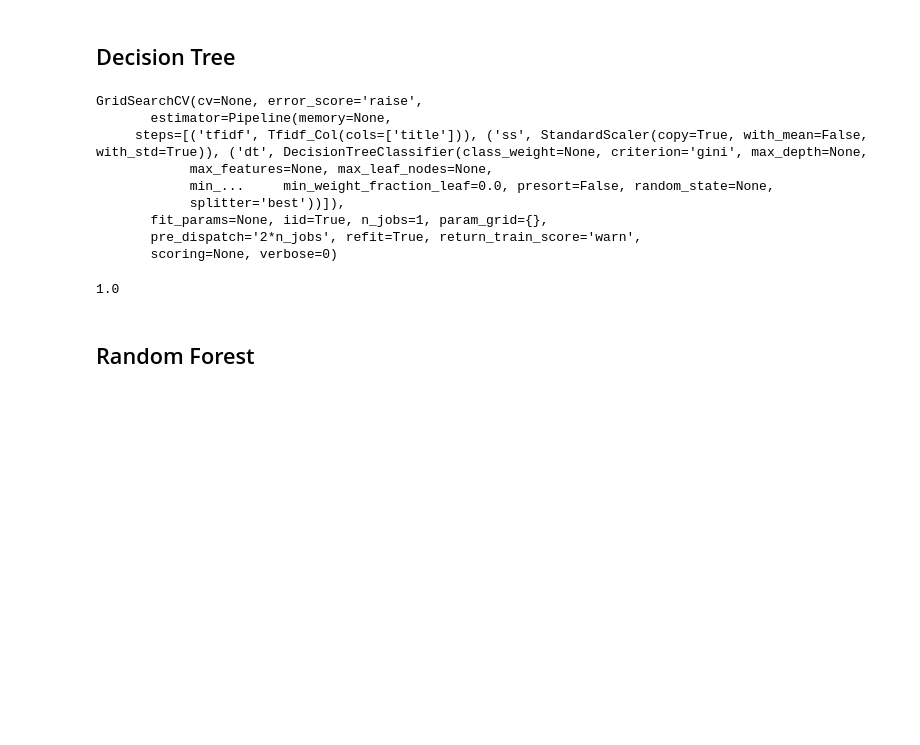
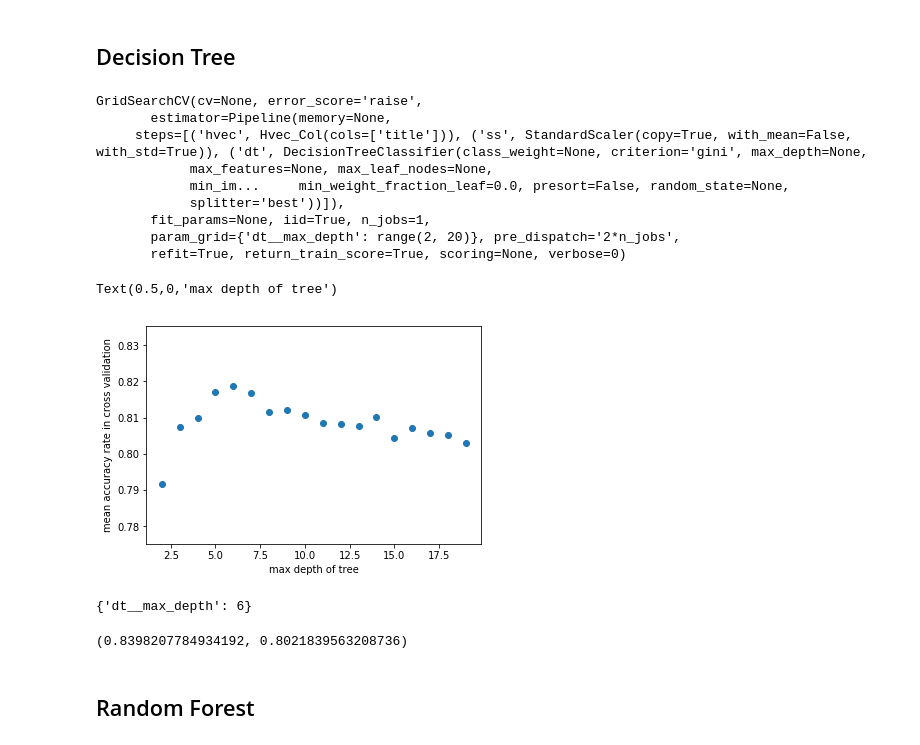
Before and after one commit to jtimdwyer/technical-subreddits-classifier, a Jupyter notebook: tim_dwyer_la_4/notebooks/4a_modeling.ipynb, the cells around one changed output. Saved outputs shown, nothing was run; the diff lists cells and outputs as text; code cells hidden in the pictures; blank space fills up the shorter version.

```diff
--- a/tim_dwyer_la_4/notebooks/4a_modeling.ipynb
+++ b/tim_dwyer_la_4/notebooks/4a_modeling.ipynb
@@ -178,7 +204,7 @@ Too big to score on the training set!!!
 ## Decision Tree
 # %%
 pl = [
-    ('tfidf', Tfidf_Col(['title'])),
+    ('hvec', Hvec_Col(['title'])),
     ('ss', StandardScaler(with_mean=False)),
     ('dt', DecisionTreeClassifier()),
 ]
@@ -186,27 +212,44 @@ pl = [
 np.random.seed(41)
 
 my_params = {
-
+    'dt__max_depth':range(2,20),
 }
 
 pipe = Pipeline(pl)
-dt = GridSearchCV(pipe, param_grid=my_params)
+dt = GridSearchCV(pipe, param_grid=my_params, return_train_score=True)
 
 dt.fit(X_train, y_train)
 # %% [output]
 GridSearchCV(cv=None, error_score='raise',
        estimator=Pipeline(memory=None,
-     steps=[('tfidf', Tfidf_Col(cols=['title'])), ('ss', StandardScaler(copy=True, with_mean=False, with_std=True)), ('dt', DecisionTreeClassifier(class_weight=None, criterion='gini', max_depth=None,
+     steps=[('hvec', Hvec_Col(cols=['title'])), ('ss', StandardScaler(copy=True, with_mean=False, with_std=True)), ('dt', DecisionTreeClassifier(class_weight=None, criterion='gini', max_depth=None,
             max_features=None, max_leaf_nodes=None,
-            min_...     min_weight_fraction_leaf=0.0, presort=False, random_state=None,
+            min_im...     min_weight_fraction_leaf=0.0, presort=False, random_state=None,
             splitter='best'))]),
-       fit_params=None, iid=True, n_jobs=1, param_grid={},
-       pre_dispatch='2*n_jobs', refit=True, return_train_score='warn',
-       scoring=None, verbose=0)
+       fit_params=None, iid=True, n_jobs=1,
+       param_grid={'dt__max_depth': range(2, 20)}, pre_dispatch='2*n_jobs',
+       refit=True, return_train_score=True, scoring=None, verbose=0)
+# %%
+x = []
+y = []
+for index, score in enumerate(dt.cv_results_['mean_test_score']):
+    max_depth = dt.cv_results_['params'][index]['dt__max_depth']
+    x.append(max_depth)
+    y.append(score)
+plt.scatter(x,y)
+plt.ylabel('mean accuracy rate in cross validation')
+plt.xlabel('max depth of tree')
+# %% [output]
+Text(0.5,0,'max depth of tree')
+[figure, added]
+# %%
+dt.best_params_
+# %% [output]
+{'dt__max_depth': 6}
 # %%
-dt.score(X_test, y_test)
+dt.score(X_train, y_train), dt.score(X_test, y_test)
 # %% [output]
-1.0
+(0.8398207784934192, 0.8021839563208736)
 # %% [markdown]
 ## Random Forest
 # %%
```
Also changed, not shown: parts of 18 cells of this notebook, 1 other file.
